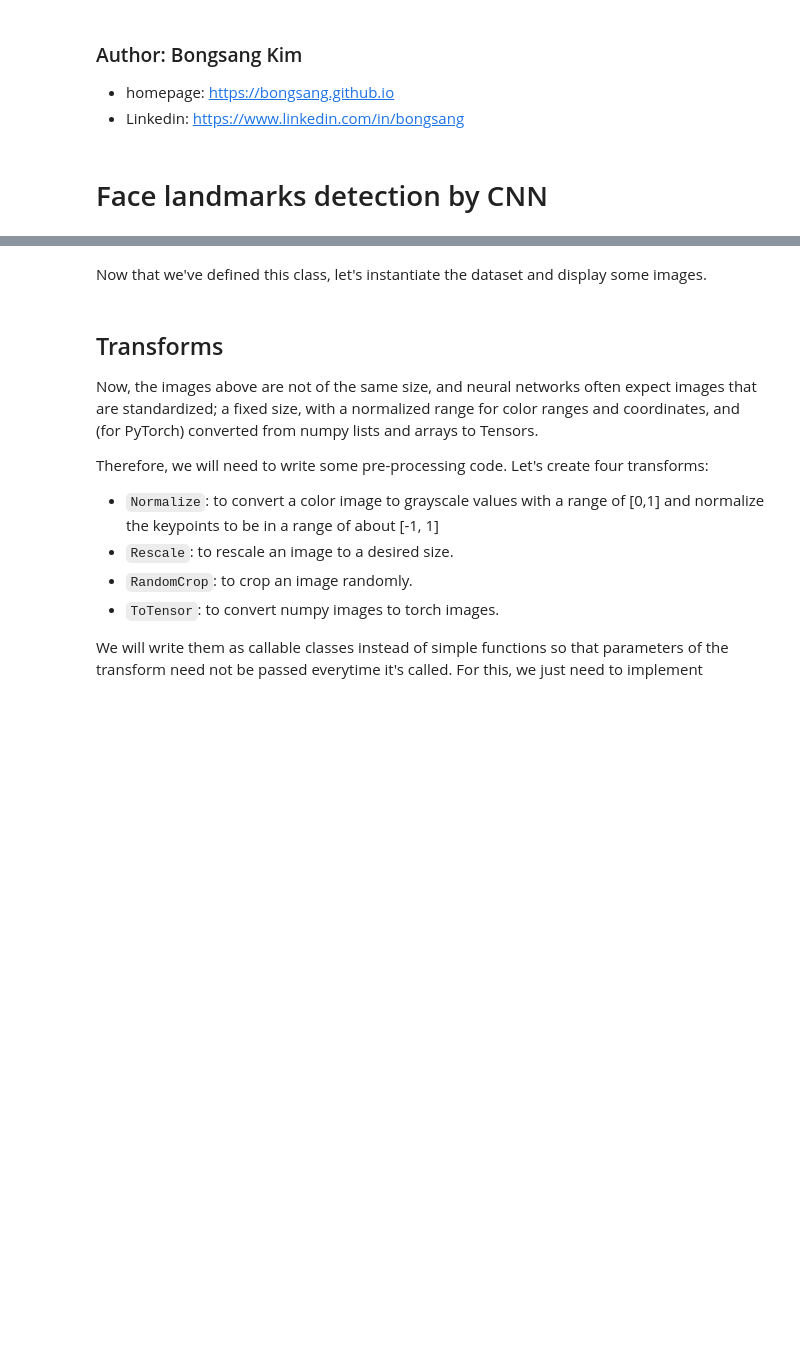
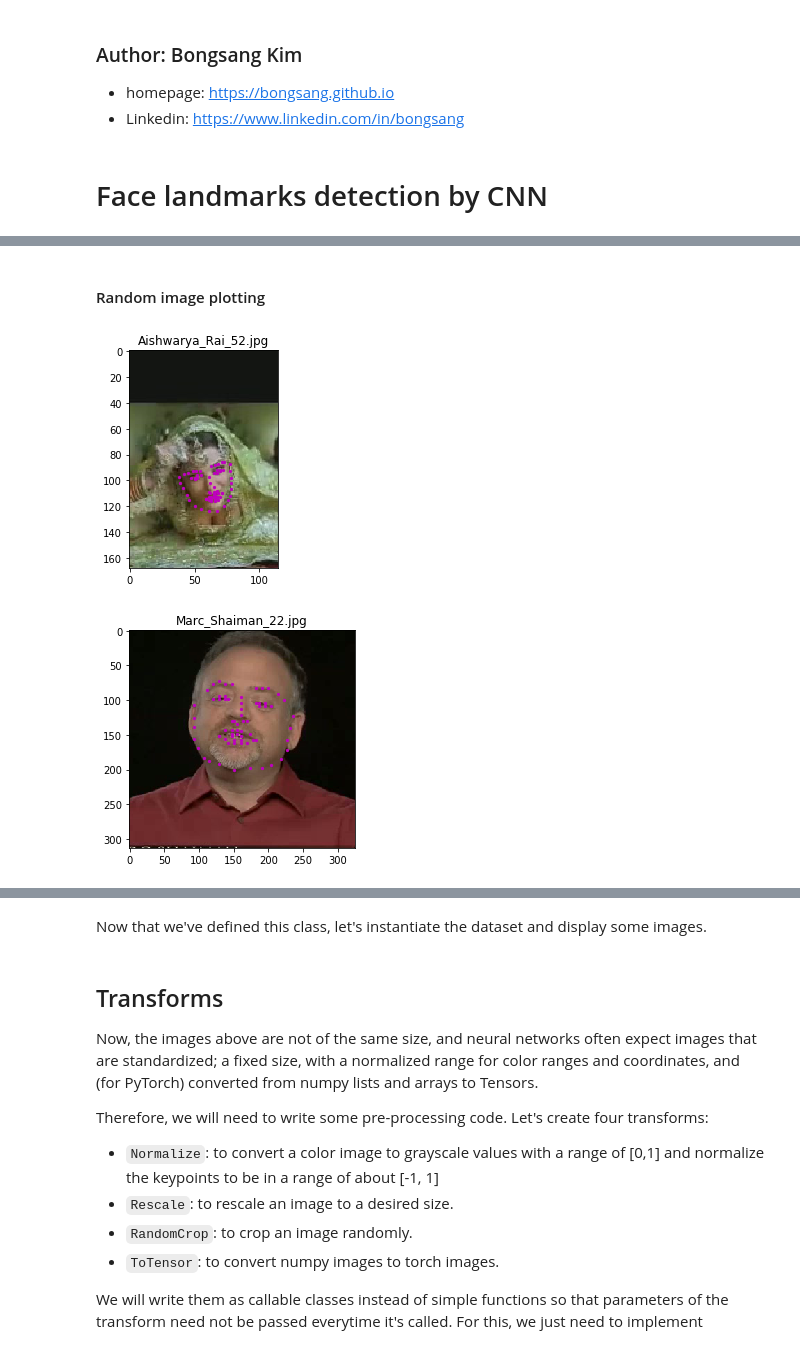
Before and after one commit to bongsang/face-landmark, a Jupyter notebook: Face landmarks detection by CNN.ipynb, the cells around one changed output, grey strips where cells are left out. Cells and saved outputs as stored; diff of their text form; code cells hidden in the pictures; blank space fills up the shorter version.

```diff
--- a/Face landmarks detection by CNN.ipynb
+++ b/Face landmarks detection by CNN.ipynb
@@ -76,12 +46,4 @@ def show_keypoints(image, key_pts):
-# %%
-# Display a few different types of images by changing the index n
-
-# select an image by index in our data frame
-n = 0
-image_name = key_pts_frame.iloc[n, 0]
-key_pts = key_pts_frame.iloc[n, 1:].as_matrix()
-key_pts = key_pts.astype('float').reshape(-1, 2)
-
-plt.figure(figsize=(5, 5))
-show_keypoints(mpimg.imread(os.path.join('data/training/', image_name)), key_pts)
-plt.show()
+# %%
+landmarks_frame = pd.read_csv('data/training_landmarks.csv')
+print(f'The number of training dataset is {len(landmarks_frame)}. {3462/5770*100}% of 5,770')
+landmarks_frame.head()
@@ -88,3 +59,31 @@ plt.show()
+# %% [markdown]
+#### Random image plotting
+# %%
+def get_image_name(frame, idx):
+    return frame.iloc[idx, 0]
+
+def get_landmarks(frame, idx):
+    landmark_points = frame.iloc[idx, 1:].to_numpy()
+    landmark_points = landmark_points.astype('float').reshape(-1, 2)
+    return landmark_points
+
+def show_landmarks(image, points, name):
+    plt.title(name)
+    plt.imshow(image)
+    plt.scatter(points[:, 0], points[:, 1], s=20, marker='.', c='m')
+    plt.pause(0.001)
+# %%
+for _ in range(2):
+    idx = np.random.randint(0, len(landmarks_frame))
+    image_name = get_image_name(landmarks_frame, idx)
+    image_path = os.path.join('data/training/', image_name)
+    image = cv2.imread(image_path)
+    image_data = cv2.cvtColor(image, cv2.COLOR_BGR2RGB)
+    landmarks = get_landmarks(landmarks_frame, idx)
+    show_landmarks(image_data, landmarks, image_name)
+# %% [output]
+[figure, added]
+[figure, added]
 # %% [markdown]
 ## Dataset class and Transformations
 
```
Also changed, not shown: parts of 9 cells of this notebook, 1 other file.
